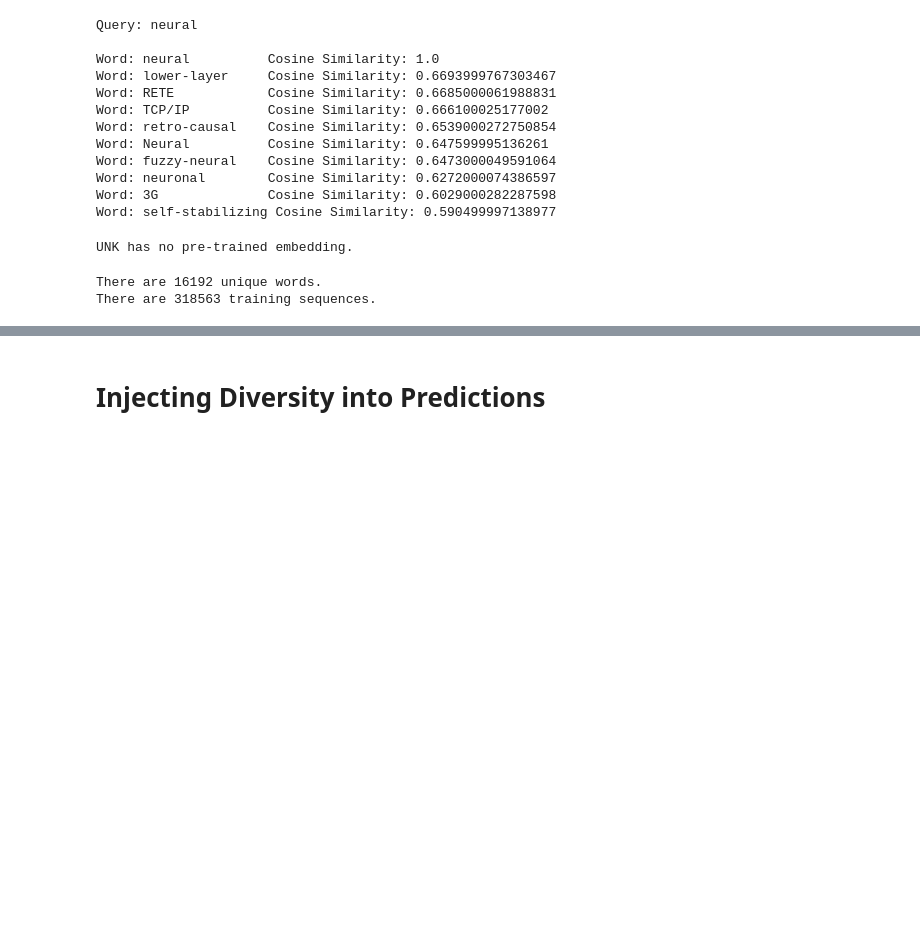
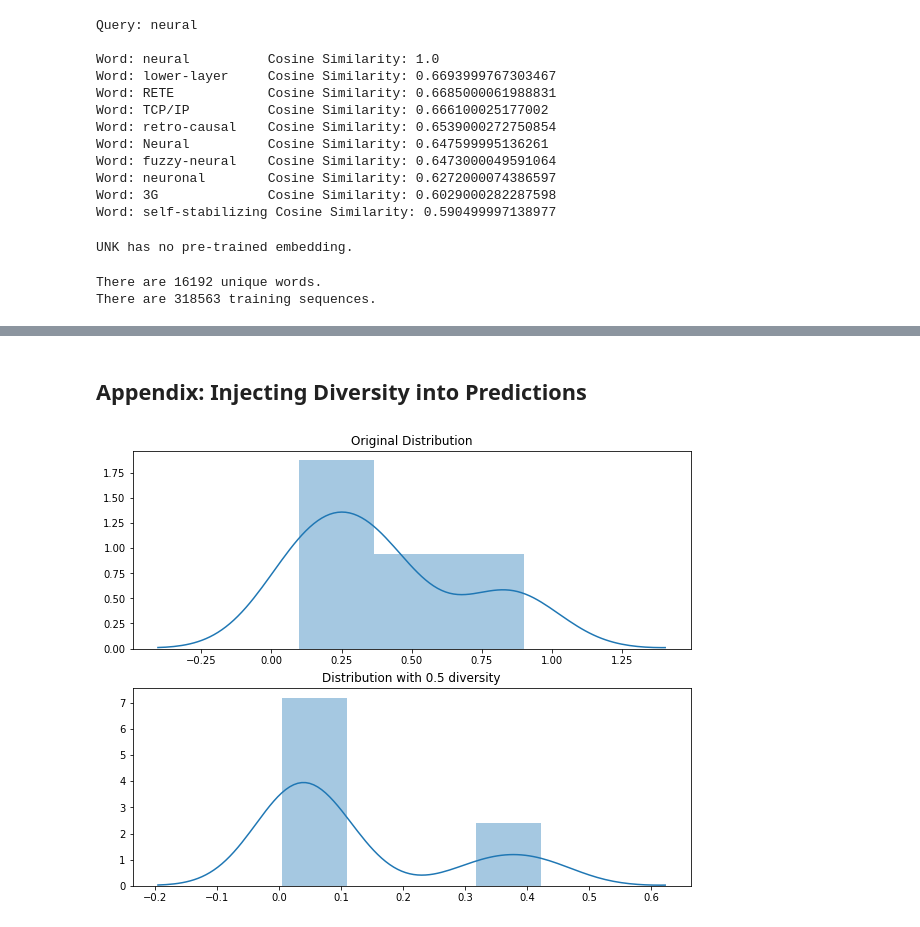
Before and after one commit to WillKoehrsen/recurrent-neural-networks, a Jupyter notebook: notebooks/Exploring Model Results.ipynb, the cells around one changed output, grey strips where cells are left out. Saved outputs shown, nothing was run; the diff lists cells and outputs as text; code cells hidden in the pictures; blank space fills up the shorter version.

```diff
--- a/notebooks/Exploring Model Results.ipynb
+++ b/notebooks/Exploring Model Results.ipynb
@@ -124,3 +119,0 @@ idx_word[np.argmax(labels[0])]
-# %%
-preds = model.predict(features[0].reshape((1, 50)))
-preds.shape
@@ -156,5 +250,5 @@ titles[1805]
 # %% [markdown]
-# Injecting Diversity into Predictions
+## Appendix: Injecting Diversity into Predictions
 # %%
 import matplotlib.pyplot as plt
 %matplotlib inline
@@ -172,5 +266,9 @@ def diversify(arr, diversity, plot = False):
         sns.distplot(preds); plt.title(f'Distribution with {diversity} diversity')
     probas = np.random.multinomial(1, preds, 1);
     return probas
+# %%
+_ = diversify([0.1, 0.2, 0.4, 0.8, 0.9, 0.1, 0.3, 0.4], 0.5, plot = True)
+# %% [output]
+[figure, added]
 # %%
 _ = diversify([0.1, 0.2, 0.4, 0.8, 0.9, 0.1, 0.3, 0.4], 2, plot = True)
```
Also changed, not shown: parts of 42 cells of this notebook, 2 other files.
